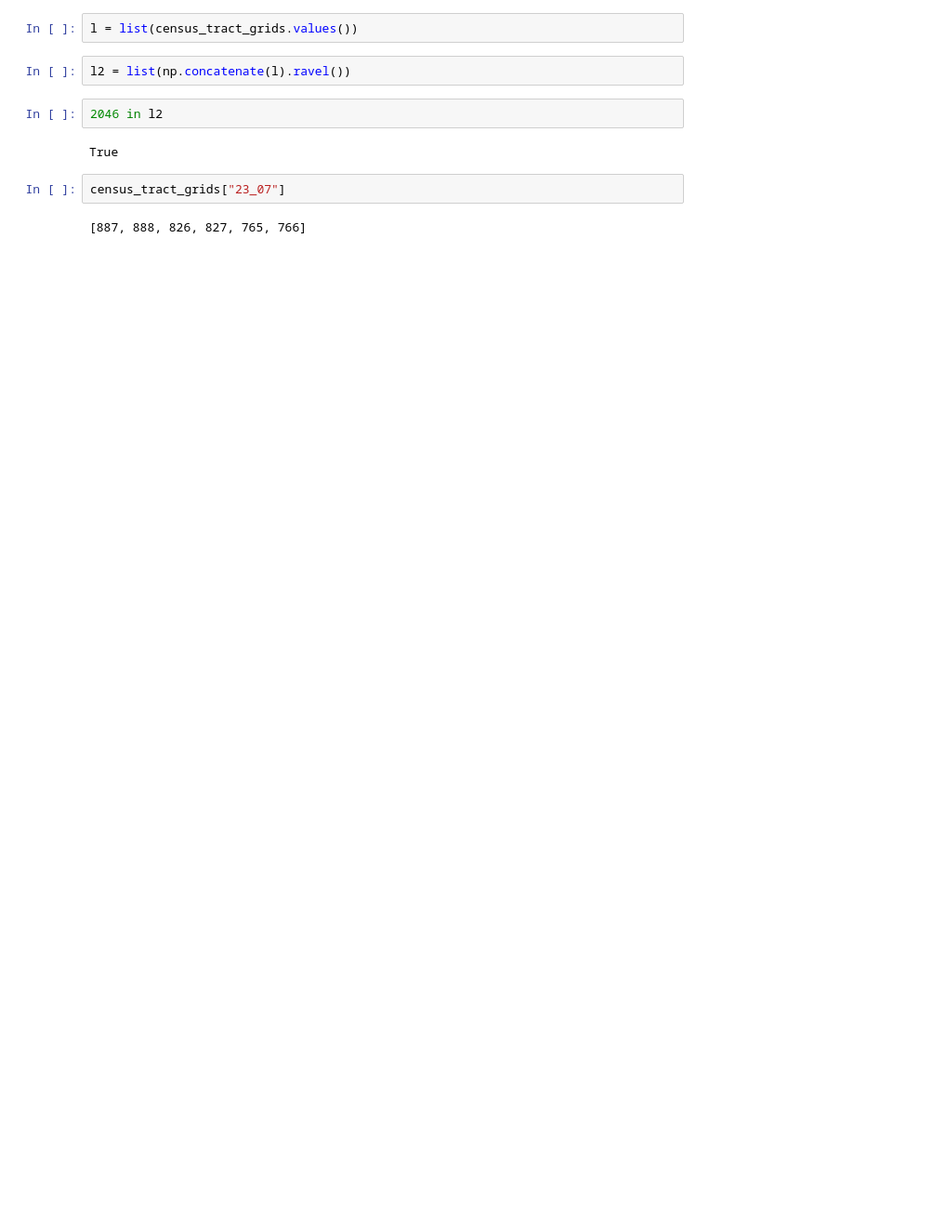
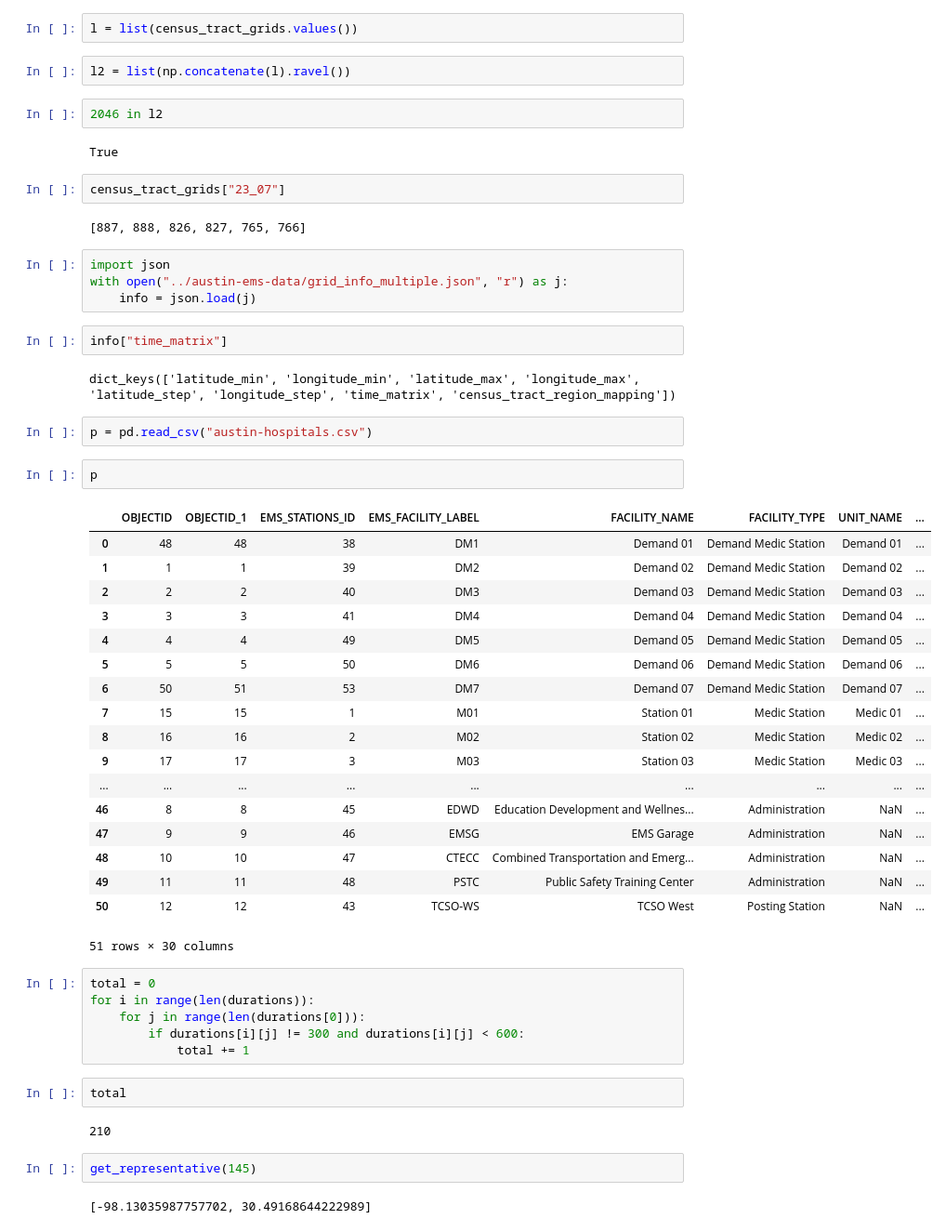
Before and after one commit to EMS-Senior-Design/open-street-map-regions, a Jupyter notebook: create_regions.ipynb, the cells around one changed output. Shown at 93% size. Cells and saved outputs as stored; diff of their text form; blank space fills up the shorter version.

```diff
--- a/create_regions.ipynb
+++ b/create_regions.ipynb
@@ -267,3 +277,48 @@ True
 census_tract_grids["23_07"]
 # %% [output]
 [887, 888, 826, 827, 765, 766]
+# %%
+import json
+with open("../austin-ems-data/grid_info_multiple.json", "r") as j:
+    info = json.load(j)
+# %%
+info["time_matrix"]
+# %% [output]
+dict_keys(['latitude_min', 'longitude_min', 'latitude_max', 'longitude_max', 'latitude_step', 'longitude_step', 'time_matrix', 'census_tract_region_mapping'])
+# %%
+p = pd.read_csv("austin-hospitals.csv")
+# %%
+p
+# %% [output]
+|  | OBJECTID | OBJECTID_1 | EMS_STATIONS_ID | EMS_FACILITY_LABEL | FACILITY_NAME | FACILITY_TYPE | UNIT_NAME | ... |
+| 0 | 48 | 48 | 38 | DM1 | Demand 01 | Demand Medic Station | Demand 01 | ... |
+| 1 | 1 | 1 | 39 | DM2 | Demand 02 | Demand Medic Station | Demand 02 | ... |
+| 2 | 2 | 2 | 40 | DM3 | Demand 03 | Demand Medic Station | Demand 03 | ... |
+| 3 | 3 | 3 | 41 | DM4 | Demand 04 | Demand Medic Station | Demand 04 | ... |
+| 4 | 4 | 4 | 49 | DM5 | Demand 05 | Demand Medic Station | Demand 05 | ... |
+| 5 | 5 | 5 | 50 | DM6 | Demand 06 | Demand Medic Station | Demand 06 | ... |
+| 6 | 50 | 51 | 53 | DM7 | Demand 07 | Demand Medic Station | Demand 07 | ... |
+| 7 | 15 | 15 | 1 | M01 | Station 01 | Medic Station | Medic 01 | ... |
+| 8 | 16 | 16 | 2 | M02 | Station 02 | Medic Station | Medic 02 | ... |
+| 9 | 17 | 17 | 3 | M03 | Station 03 | Medic Station | Medic 03 | ... |
+| ... | ... | ... | ... | ... | ... | ... | ... | ... |
+| 46 | 8 | 8 | 45 | EDWD | Education Development and Wellnes... | Administration | NaN | ... |
+| 47 | 9 | 9 | 46 | EMSG | EMS Garage | Administration | NaN | ... |
+| 48 | 10 | 10 | 47 | CTECC | Combined Transportation and Emerg... | Administration | NaN | ... |
+| 49 | 11 | 11 | 48 | PSTC | Public Safety Training Center | Administration | NaN | ... |
+| 50 | 12 | 12 | 43 | TCSO-WS | TCSO West | Posting Station | NaN | ... |
+51 rows × 30 columns
+# %%
+total = 0
+for i in range(len(durations)):
+    for j in range(len(durations[0])):
+        if durations[i][j] != 300 and durations[i][j] < 600:
+            total += 1
+# %%
+total
+# %% [output]
+210
+# %%
+get_representative(145)
+# %% [output]
+[-98.13035987757702, 30.49168644222989]
```
Also changed, not shown: parts of 28 cells of this notebook.
